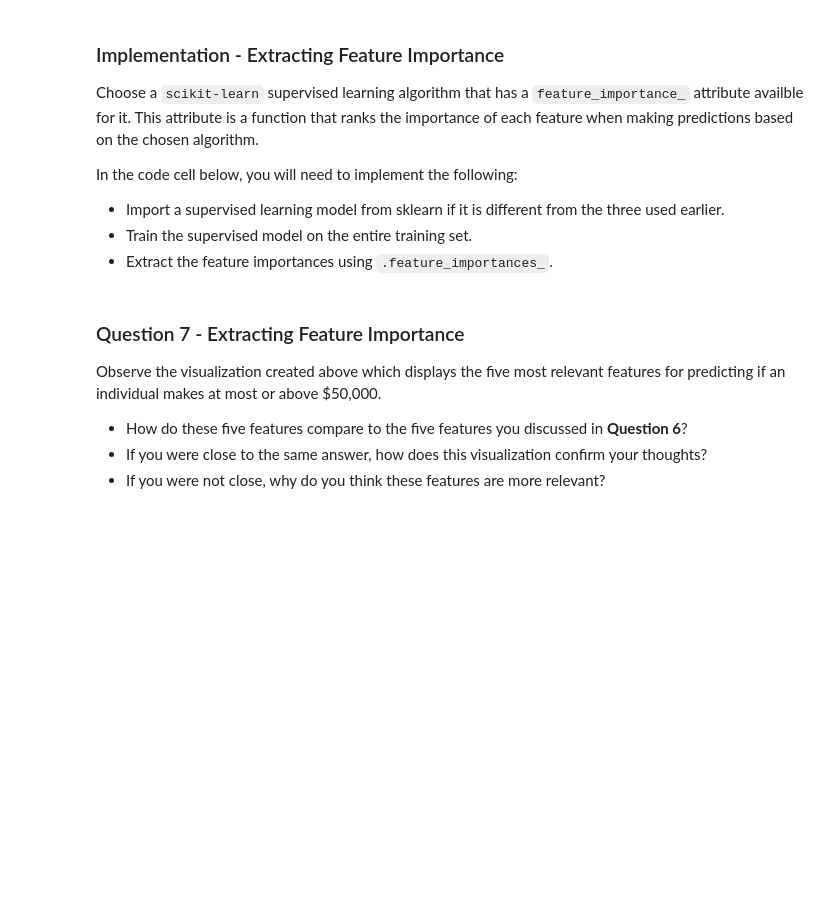
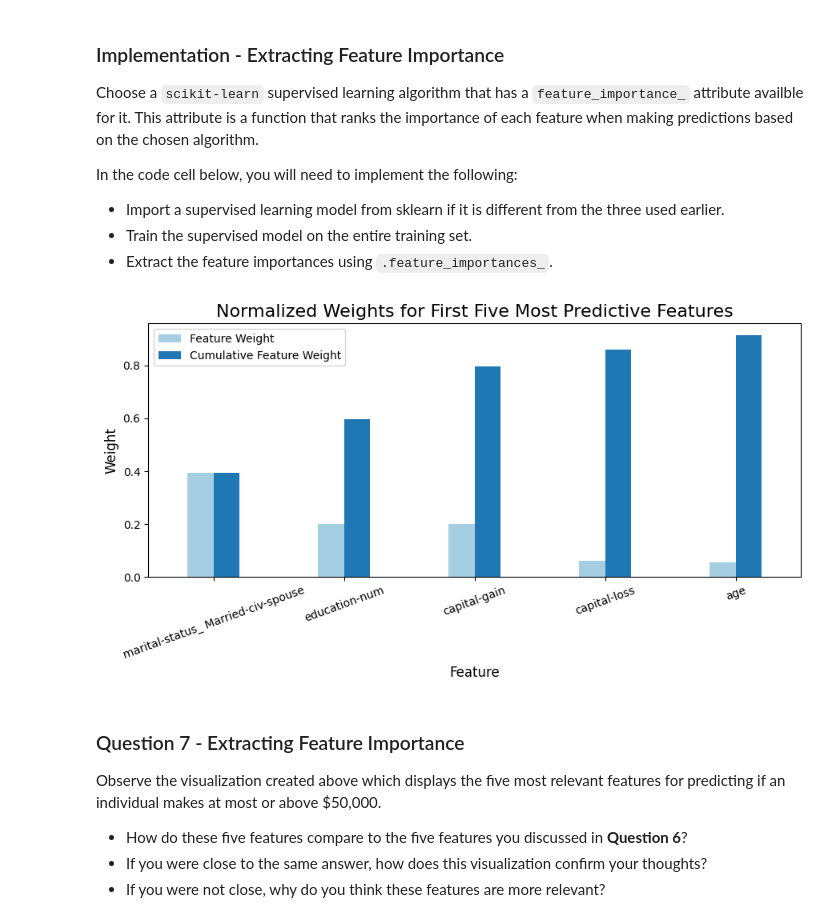
Before and after one commit to raymarke/cd0025-supervised-learning, a Jupyter notebook: starter/finding_donors.ipynb, the cells around one changed output. Drawn from its saved outputs; the diff is of its cells as text; code cells hidden in the pictures; blank space fills up the shorter version.

```diff
--- a/starter/finding_donors.ipynb
+++ b/starter/finding_donors.ipynb
@@ -513,16 +746,18 @@ In the code cell below, you will need to implement the following:
  - Extract the feature importances using `.feature_importances_`.
 # %%
 # TODO: Import a supervised learning model that has 'feature_importances_'
-
+#using the same CLF as before
+clf.feature_importances_
 
 # TODO: Train the supervised model on the training set using .fit(X_train, y_train)
-model = None
-
+model = clf.fit(X_train, y_train)
 # TODO: Extract the feature importances using .feature_importances_
-importances = None
+importances = model.feature_importances_
 
 # Plot
 vs.feature_plot(importances, X_train, y_train)
+# %% [output]
+[figure, added]
 # %% [markdown]
 ### Question 7 - Extracting Feature Importance
 
```
Also changed, not shown: parts of 25 cells of this notebook.
